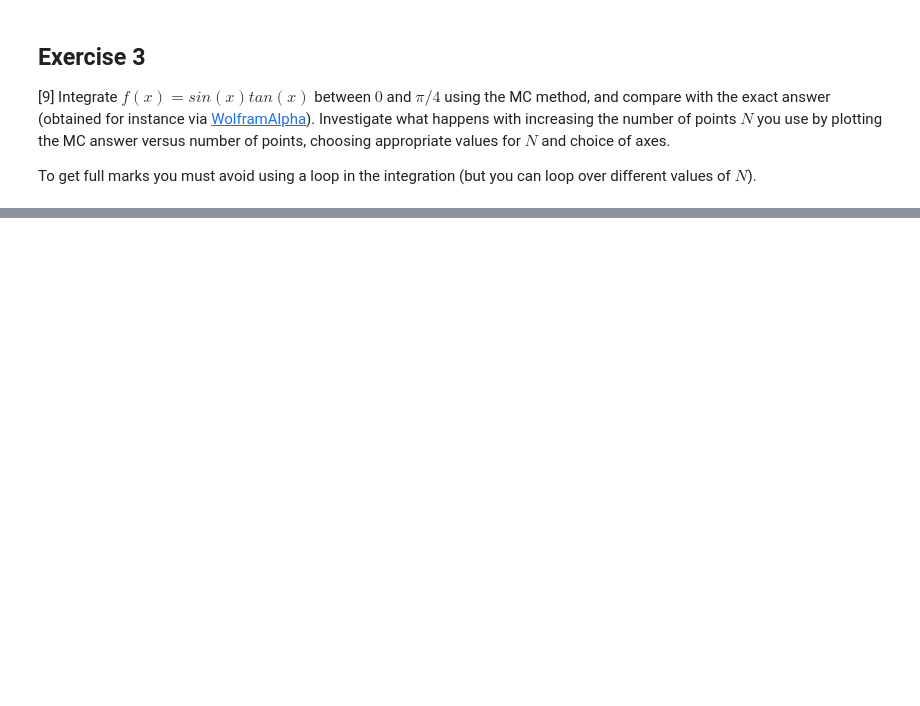
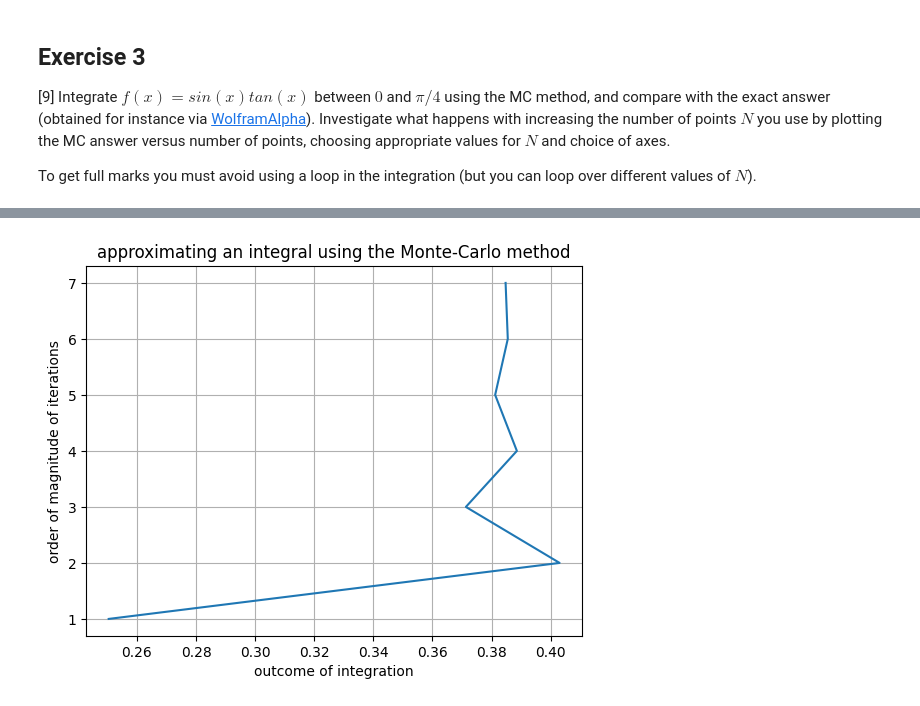
Before and after one commit to PX2145-2025/week-6-b-Medhekar-Anushka, a Jupyter notebook: Monte_Carlo.ipynb, the cells around one changed output, grey strips where cells are left out. Drawn from its saved outputs; the diff is of its cells as text; code cells hidden in the pictures; blank space fills up the shorter version.

```diff
--- a/Monte_Carlo.ipynb
+++ b/Monte_Carlo.ipynb
@@ -207,3 +218,89 @@ plt.plot(x[inpond==True], y[inpond==True],'b.')
 [9] Integrate $f(x) = sin(x)tan(x)$ between $0$ and $\pi/4$ using the MC method, and compare with the exact answer (obtained for instance via [WolframAlpha](https://www.wolframalpha.com/)). Investigate what happens with increasing the number of points $N$ you use by plotting the MC answer versus number of points, choosing appropriate values for $N$ and choice of axes.
 
  To get full marks you must avoid using a loop in the integration (but you can loop over different values of $N$).
+# %%
+def f(x):
+    return np.sin(x)*np.tan(x)
+
+#the monte carlo method with 10 iterations
+N = int(1e1)
+s = 0 # s is the sum
+for i in range (N):
+    x = random() # get a random number in [0,1) ...
+    s += f(x)
+integral1 = s/N
+print('Approximate result for {} points: {}'.format(N,integral1))
+
+#the monte carlo method with 100 iterations
+N = int(1e2)
+s = 0 # s is the sum
+for i in range (N):
+    x = random() # get a random number in [0,1) ...
+    s += f(x)
+integral2 = s/N
+print('Approximate result for {} points: {}'.format(N,integral2))
+
+#the monte carlo method with 1000 iterations
+N = int(1e3)
+s = 0 # s is the sum
+for i in range (N):
+    x = random() # get a random number in [0,1) ...
+    s += f(x)
+integral3 = s/N
+print('Approximate result for {} points: {}'.format(N,integral3))
+
+#the monte carlo method with 10000 iterations
+N = int(1e4)
+s = 0 # s is the sum
+for i in range (N):
+    x = random() # get a random number in [0,1) ...
+    s += f(x)
+integral4 = s/N
+print('Approximate result for {} points: {}'.format(N,integral4))
+
+#the monte carlo method with 100000 iterations
+N = int(1e5)
+s = 0 # s is the sum
+for i in range (N):
+    x = random() # get a random number in [0,1) ...
+    s += f(x)
+integral5 = s/N
+print('Approximate result for {} points: {}'.format(N,integral5))
+
+#the monte carlo method with 1000000 iterations
+N = int(1e6)
+s = 0 # s is the sum
+for i in range (N):
+    x = random() # get a random number in [0,1) ...
+    s += f(x)
+integral6 = s/N
+print('Approximate result for {} points: {}'.format(N,integral6))
+
+#the monte carlo method with 10000000 iterations
+N = int(1e7)
+s = 0 # s is the sum
+for i in range (N):
+    x = random() # get a random number in [0,1) ...
+    s += f(x)
+integral7 = s/N
+print('Approximate result for {} points: {}'.format(N,integral7))
+
+#a comment about the approximation
+print("the true value as found by Wolfram Alpha is...")
+print("the more iterstions the code runs through the more accurate the answer becomes")
+
+
+
+#making an array of all of the approximations of answers
+#a second array of the order of magnitude of iterations
+int_value = np.array([integral1, integral2, integral3, integral4, integral5, integral6 ,integral7])
+point_no = np.array([1, 2, 3, 4, 5, 6, 7])
+
+#plotting the two arrays to see how the answer converges on the true answer
+plt.plot(int_value, point_no)
+plt.xlabel("outcome of integration")
+plt.ylabel("order of magnitude of iterations")
+plt.title("approximating an integral using the Monte-Carlo method")
+plt.grid(True)
+plt.show()
+# %% [output]
@@ -209,0 +316 @@ plt.plot(x[inpond==True], y[inpond==True],'b.')
+[figure, added]
```
Also changed, not shown: parts of 10 cells of this notebook.
